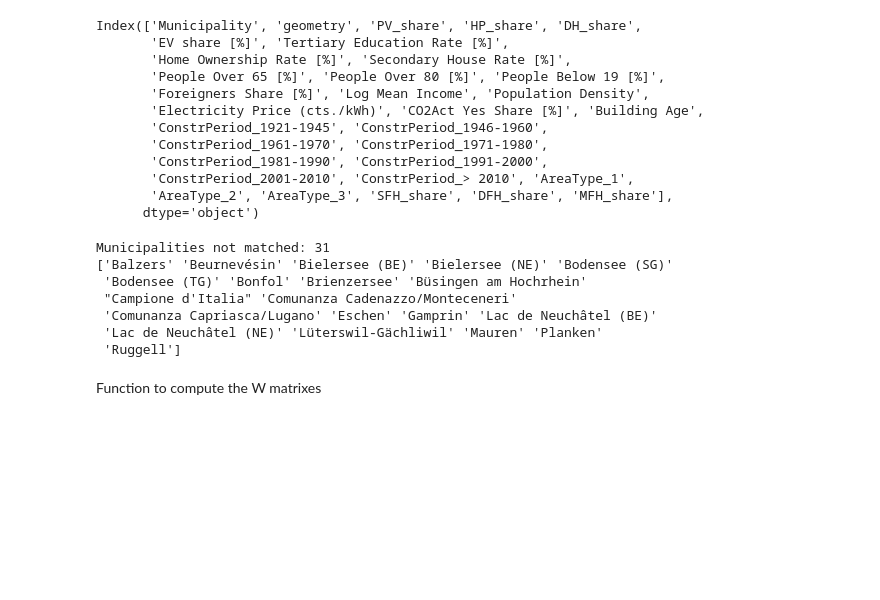
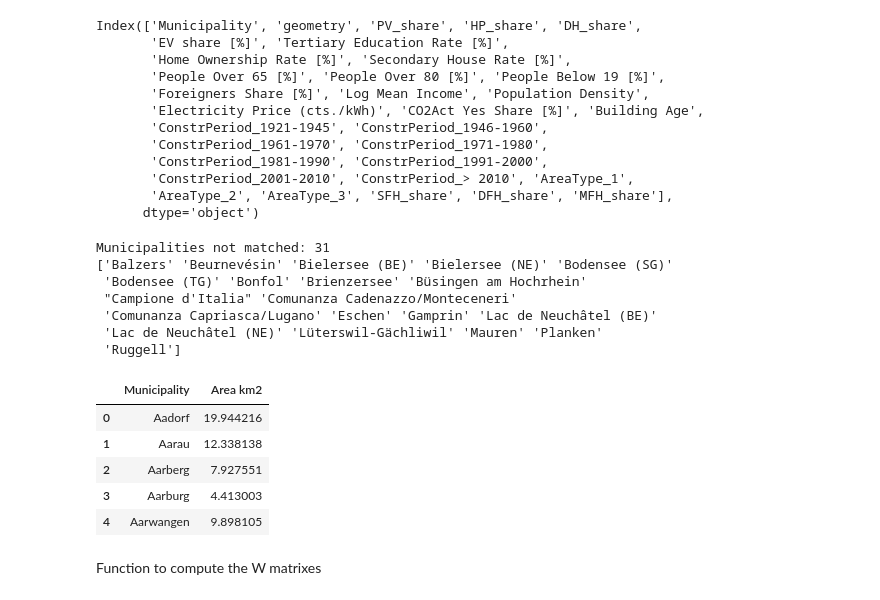
Before and after one commit to MatteoPalucci/StudentProject, a Jupyter notebook: Semester Project Regression.ipynb, the cells around one changed output. Saved outputs shown, nothing was run; the diff lists cells and outputs as text; code cells hidden in the pictures; blank space fills up the shorter version.

```diff
--- a/Semester Project Regression.ipynb
+++ b/Semester Project Regression.ipynb
@@ -1749,6 +1531,16 @@ Municipalities not matched: 31
  'Comunanza Capriasca/Lugano' 'Eschen' 'Gamprin' 'Lac de Neuchâtel (BE)'
  'Lac de Neuchâtel (NE)' 'Lüterswil-Gächliwil' 'Mauren' 'Planken'
  'Ruggell']
+# %%
+gdf_area = gdf_spatial_analysis[['Municipality', 'Area km2']].copy()
+gdf_area.head()
+# %% [output]
+|  | Municipality | Area km2 |
+| 0 | Aadorf | 19.944216 |
+| 1 | Aarau | 12.338138 |
+| 2 | Aarberg | 7.927551 |
+| 3 | Aarburg | 4.413003 |
+| 4 | Aarwangen | 9.898105 |
 # %% [markdown]
 Function to compute the W matrixes
 # %%
```
Also changed, not shown: parts of 64 cells of this notebook.
